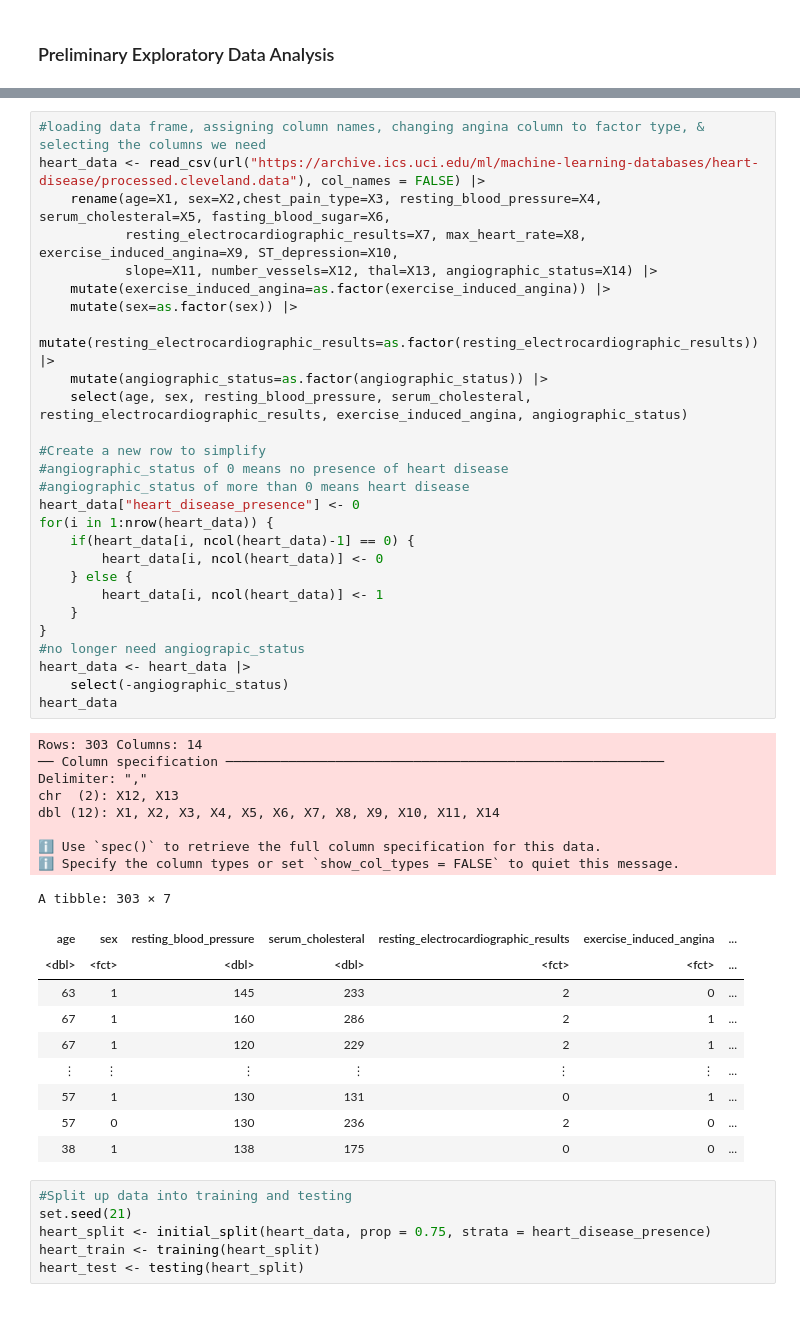
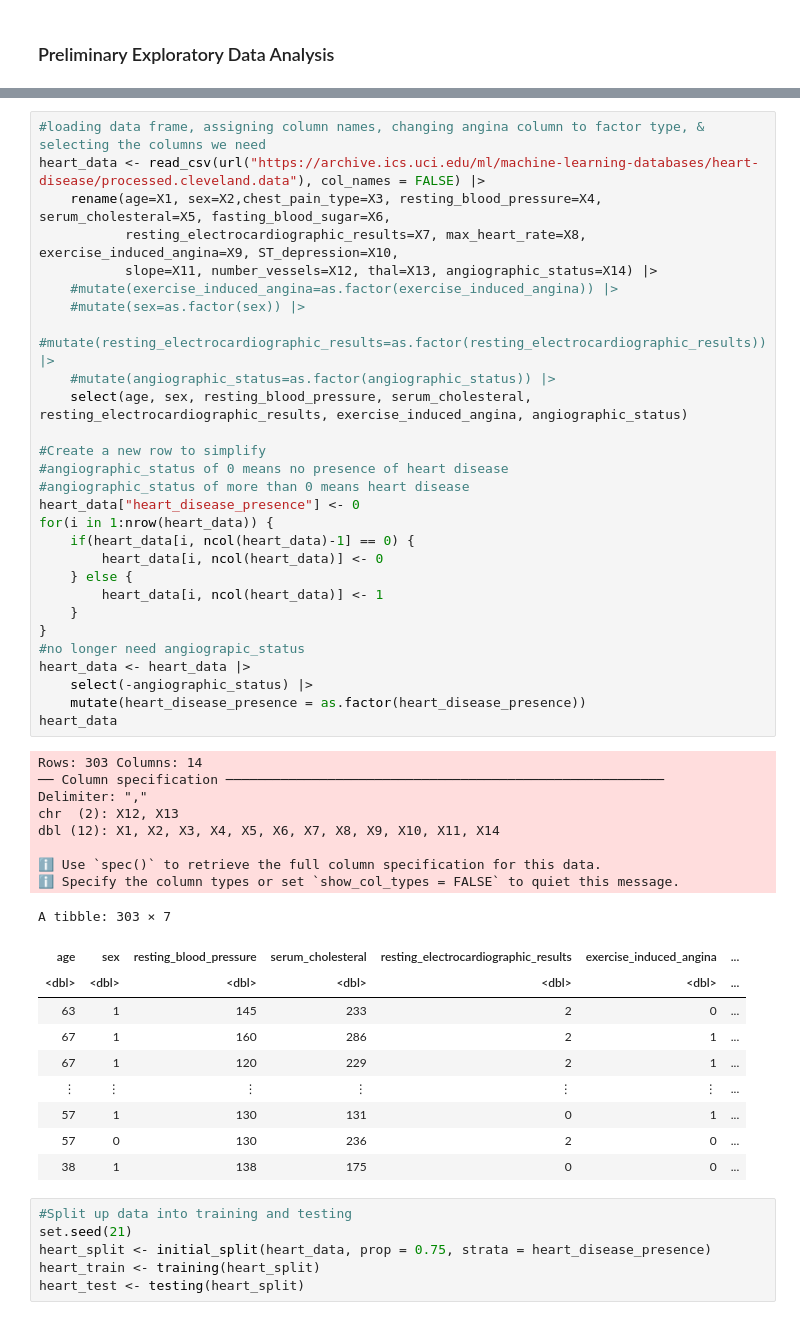
Before and after one commit to samtang22/dsci-100-2022W1-group-21, a Jupyter notebook: heart.data.ipynb, the cells around one changed output, grey strips where cells are left out. Cells and saved outputs as stored; diff of their text form.

```diff
--- a/heart.data.ipynb
+++ b/heart.data.ipynb
@@ -41,39 +41,40 @@ heart_data <- read_csv(url("https://archive.ics.uci.edu/ml/machine-learning-data
     rename(age=X1, sex=X2,chest_pain_type=X3, resting_blood_pressure=X4, serum_cholesteral=X5, fasting_blood_sugar=X6,
            resting_electrocardiographic_results=X7, max_heart_rate=X8, exercise_induced_angina=X9, ST_depression=X10,
            slope=X11, number_vessels=X12, thal=X13, angiographic_status=X14) |>
-    mutate(exercise_induced_angina=as.factor(exercise_induced_angina)) |>
-    mutate(sex=as.factor(sex)) |>
-    mutate(resting_electrocardiographic_results=as.factor(resting_electrocardiographic_results)) |>
-    mutate(angiographic_status=as.factor(angiographic_status)) |>
+    #mutate(exercise_induced_angina=as.factor(exercise_induced_angina)) |>
+    #mutate(sex=as.factor(sex)) |>
+    #mutate(resting_electrocardiographic_results=as.factor(resting_electrocardiographic_results)) |>
+    #mutate(angiographic_status=as.factor(angiographic_status)) |>
     select(age, sex, resting_blood_pressure, serum_cholesteral, resting_electrocardiographic_results, exercise_induced_angina, angiographic_status)
 
 #Create a new row to simplify
 #angiographic_status of 0 means no presence of heart disease
 #angiographic_status of more than 0 means heart disease
 heart_data["heart_disease_presence"] <- 0
 for(i in 1:nrow(heart_data)) {
     if(heart_data[i, ncol(heart_data)-1] == 0) {
         heart_data[i, ncol(heart_data)] <- 0
     } else {
         heart_data[i, ncol(heart_data)] <- 1
     }
 }
 #no longer need angiograpic_status
 heart_data <- heart_data |>
-    select(-angiographic_status)
+    select(-angiographic_status) |>
+    mutate(heart_disease_presence = as.factor(heart_disease_presence))
 heart_data
 # %% [output]
 Rows: 303 Columns: 14
 ── Column specification ────────────────────────────────────────────────────────
 Delimiter: ","
 chr  (2): X12, X13
 dbl (12): X1, X2, X3, X4, X5, X6, X7, X8, X9, X10, X11, X14
 
 ℹ Use `spec()` to retrieve the full column specification for this data.
 ℹ Specify the column types or set `show_col_types = FALSE` to quiet this message.
 A tibble: 303 × 7
 | age | sex | resting_blood_pressure | serum_cholesteral | resting_electrocardiographic_results | exercise_induced_angina | ... |
-| <dbl> | <fct> | <dbl> | <dbl> | <fct> | <fct> | ... |
+| <dbl> | <dbl> | <dbl> | <dbl> | <dbl> | <dbl> | ... |
 | 63 | 1 | 145 | 233 | 2 | 0 | ... |
 | 67 | 1 | 160 | 286 | 2 | 1 | ... |
 | 67 | 1 | 120 | 229 | 2 | 1 | ... |
```
Also changed, not shown: parts of 8 cells of this notebook.
